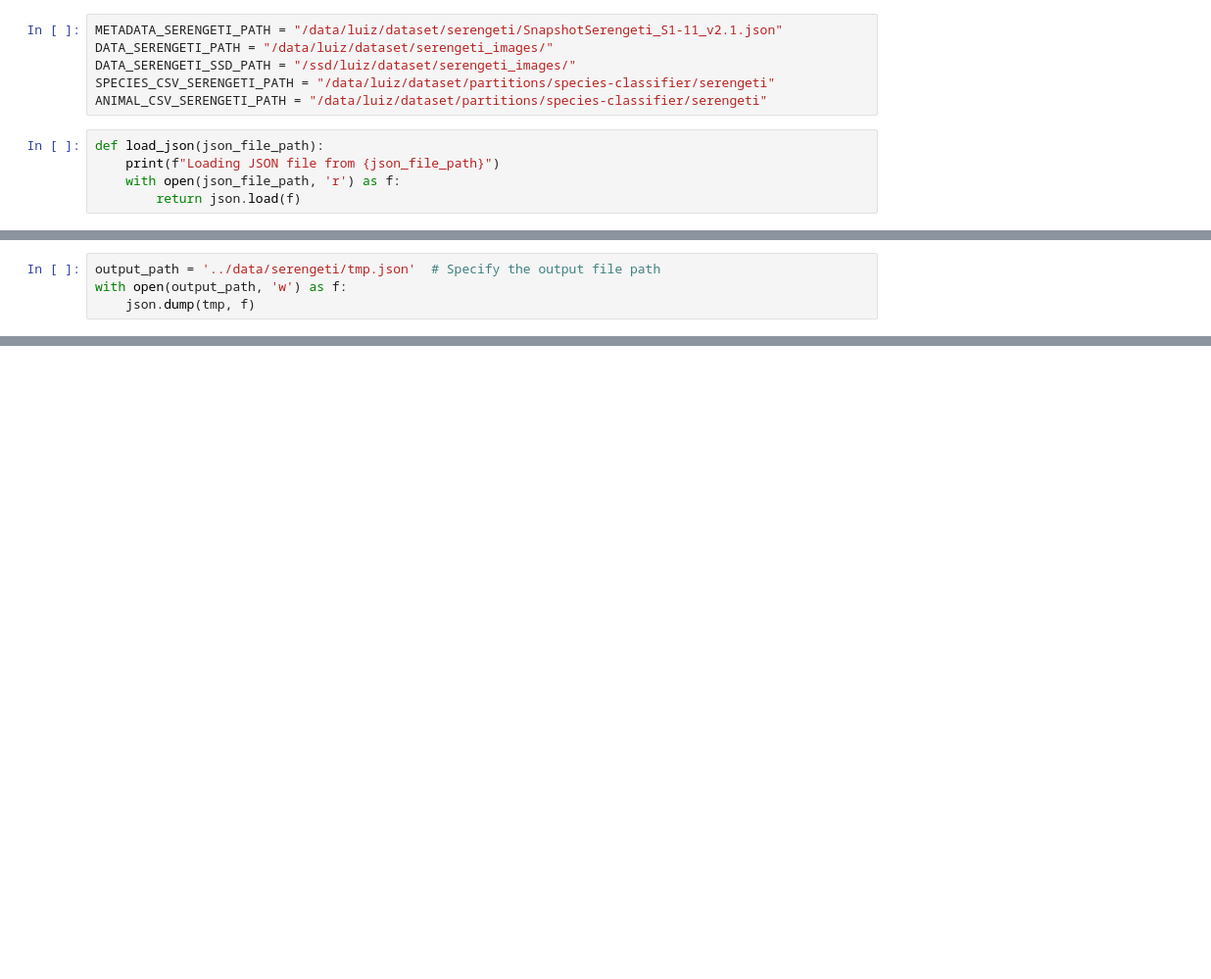
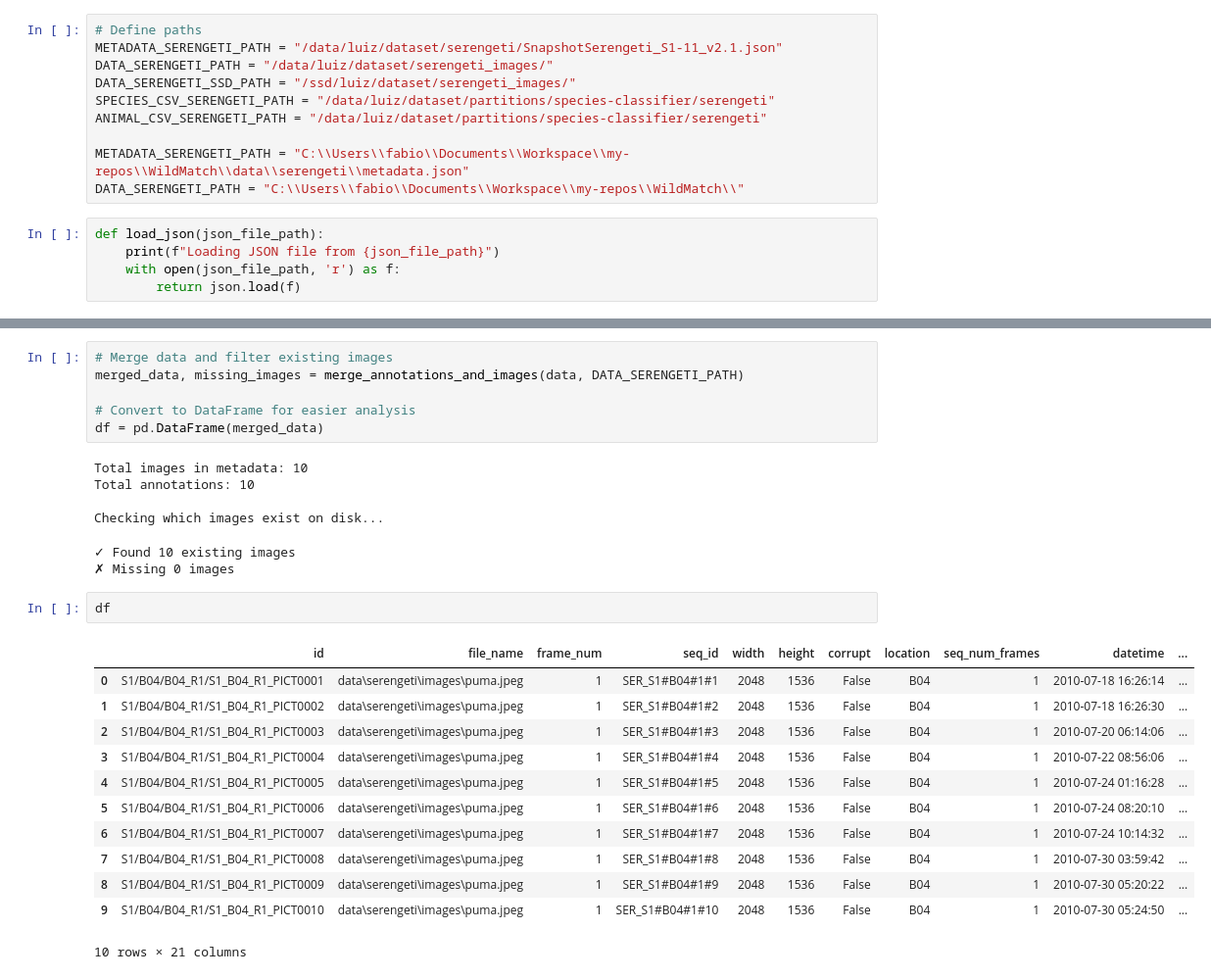
Before and after one commit to LuizAlencar17/WildMatch, a Jupyter notebook: notebooks/create_dataset.ipynb, the cells around one changed output, grey strips where cells are left out. Shown at 98% size. Drawn from its saved outputs; the diff is of its cells as text; blank space fills up the shorter version.

```diff
--- a/notebooks/create_dataset.ipynb
+++ b/notebooks/create_dataset.ipynb
@@ -16,9 +18,13 @@ from datetime import datetime
 # %%
+# Define paths
 METADATA_SERENGETI_PATH = "/data/luiz/dataset/serengeti/SnapshotSerengeti_S1-11_v2.1.json"
 DATA_SERENGETI_PATH = "/data/luiz/dataset/serengeti_images/"
 DATA_SERENGETI_SSD_PATH = "/ssd/luiz/dataset/serengeti_images/"
 SPECIES_CSV_SERENGETI_PATH = "/data/luiz/dataset/partitions/species-classifier/serengeti"
 ANIMAL_CSV_SERENGETI_PATH = "/data/luiz/dataset/partitions/species-classifier/serengeti"
+
+METADATA_SERENGETI_PATH = "C:\\Users\\fabio\\Documents\\Workspace\\my-repos\\WildMatch\\data\\serengeti\\metadata.json"
+DATA_SERENGETI_PATH = "C:\\Users\\fabio\\Documents\\Workspace\\my-repos\\WildMatch\\"
 # %%
 def load_json(json_file_path):
     print(f"Loading JSON file from {json_file_path}")
@@ -39,4 +36,0 @@ tmp["annotations"] = tmp["annotations"][:100]
-# %%
-output_path = '../data/serengeti/tmp.json'  # Specify the output file path
-with open(output_path, 'w') as f:
-    json.dump(tmp, f)
@@ -42,0 +111,28 @@ with open(output_path, 'w') as f:
+# %%
+# Merge data and filter existing images
+merged_data, missing_images = merge_annotations_and_images(data, DATA_SERENGETI_PATH)
+
+# Convert to DataFrame for easier analysis
+df = pd.DataFrame(merged_data)
+# %% [output]
+Total images in metadata: 10
+Total annotations: 10
+
+Checking which images exist on disk...
+✓ Found 10 existing images
+✗ Missing 0 images
+# %%
+df
+# %% [output]
+|  | id | file_name | frame_num | seq_id | width | height | corrupt | location | seq_num_frames | datetime | ... |
+| 0 | S1/B04/B04_R1/S1_B04_R1_PICT0001 | data\serengeti\images\puma.jpeg | 1 | SER_S1#B04#1#1 | 2048 | 1536 | False | B04 | 1 | 2010-07-18 16:26:14 | ... |
+| 1 | S1/B04/B04_R1/S1_B04_R1_PICT0002 | data\serengeti\images\puma.jpeg | 1 | SER_S1#B04#1#2 | 2048 | 1536 | False | B04 | 1 | 2010-07-18 16:26:30 | ... |
+| 2 | S1/B04/B04_R1/S1_B04_R1_PICT0003 | data\serengeti\images\puma.jpeg | 1 | SER_S1#B04#1#3 | 2048 | 1536 | False | B04 | 1 | 2010-07-20 06:14:06 | ... |
+| 3 | S1/B04/B04_R1/S1_B04_R1_PICT0004 | data\serengeti\images\puma.jpeg | 1 | SER_S1#B04#1#4 | 2048 | 1536 | False | B04 | 1 | 2010-07-22 08:56:06 | ... |
+| 4 | S1/B04/B04_R1/S1_B04_R1_PICT0005 | data\serengeti\images\puma.jpeg | 1 | SER_S1#B04#1#5 | 2048 | 1536 | False | B04 | 1 | 2010-07-24 01:16:28 | ... |
+| 5 | S1/B04/B04_R1/S1_B04_R1_PICT0006 | data\serengeti\images\puma.jpeg | 1 | SER_S1#B04#1#6 | 2048 | 1536 | False | B04 | 1 | 2010-07-24 08:20:10 | ... |
+| 6 | S1/B04/B04_R1/S1_B04_R1_PICT0007 | data\serengeti\images\puma.jpeg | 1 | SER_S1#B04#1#7 | 2048 | 1536 | False | B04 | 1 | 2010-07-24 10:14:32 | ... |
+| 7 | S1/B04/B04_R1/S1_B04_R1_PICT0008 | data\serengeti\images\puma.jpeg | 1 | SER_S1#B04#1#8 | 2048 | 1536 | False | B04 | 1 | 2010-07-30 03:59:42 | ... |
+| 8 | S1/B04/B04_R1/S1_B04_R1_PICT0009 | data\serengeti\images\puma.jpeg | 1 | SER_S1#B04#1#9 | 2048 | 1536 | False | B04 | 1 | 2010-07-30 05:20:22 | ... |
+| 9 | S1/B04/B04_R1/S1_B04_R1_PICT0010 | data\serengeti\images\puma.jpeg | 1 | SER_S1#B04#1#10 | 2048 | 1536 | False | B04 | 1 | 2010-07-30 05:24:50 | ... |
+10 rows × 21 columns
```
Also changed, not shown: parts of 23 cells of this notebook, 2 other files.
